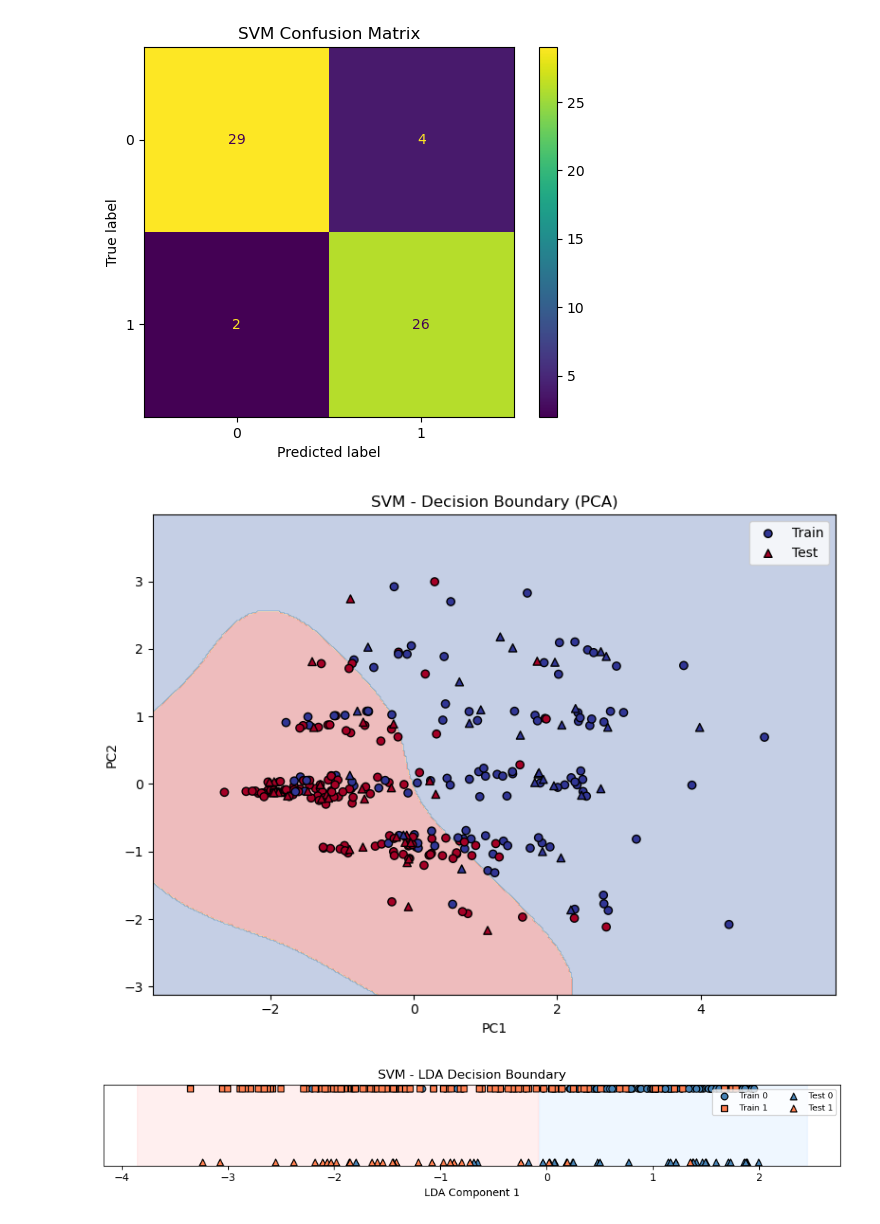
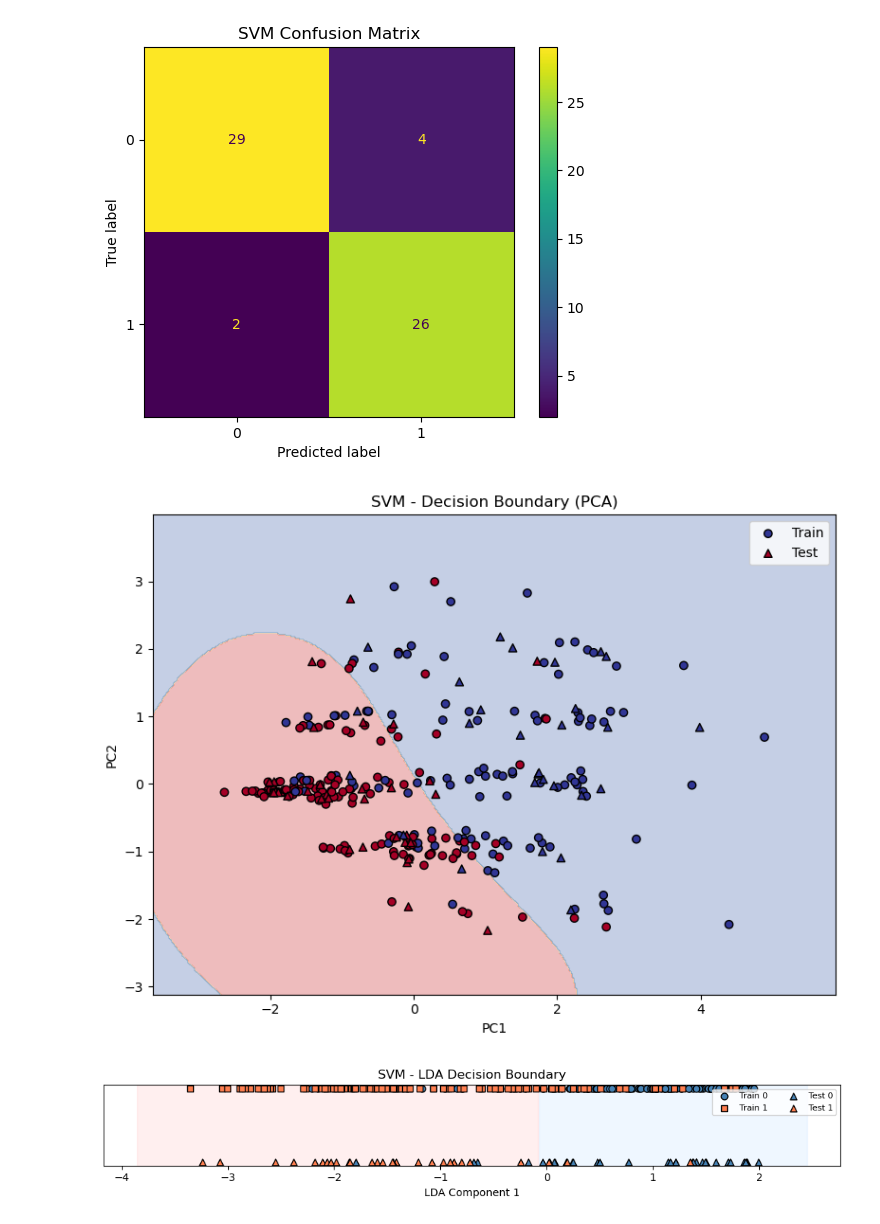
Before and after one commit to KevBoyz/data-science, a Jupyter notebook: Projects/14-heartchains/anl.ipynb, the cells around one changed output. Saved outputs shown, nothing was run; the diff lists cells and outputs as text; code cells hidden in the pictures.

```diff
--- a/Projects/14-heartchains/anl.ipynb
+++ b/Projects/14-heartchains/anl.ipynb
@@ -93,7 +93,7 @@ ct = ColumnTransformer([
 # %%
 from sklearn.decomposition import PCA
 
-pca = PCA(n_components=2)
+pca = PCA(n_components=5)
 X_train_pca = pca.fit_transform(ct.fit_transform(X_train))
 X_test_pca = pca.transform(ct.transform(X_test))
 # %%
@@ -360,31 +401,52 @@ Classification Report:
 weighted avg       0.90      0.90      0.90        61
 [figure]
 # %%
-from sklearn.base import clone
-import matplotlib.pyplot as plt
-import numpy as np
-
 clf_pca = clone(svm_grid.best_estimator_.named_steps['classifier'])
 clf_pca.fit(X_train_pca, y_train)
 
-x_min, x_max = X_train_pca[:, 0].min() - 1, X_train_pca[:, 0].max() + 1
-y_min, y_max = X_train_pca[:, 1].min() - 1, X_train_pca[:, 1].max() + 1
-xx, yy = np.meshgrid(np.arange(x_min, x_max, 0.02),
-                     np.arange(y_min, y_max, 0.02))
+n_pc = X_train_pca.shape[1]
 
-Z = clf_pca.predict(np.c_[xx.ravel(), yy.ravel()])
-Z = Z.reshape(xx.shape)
-
-plt.figure(figsize=(8, 6))
-plt.contourf(xx, yy, Z, alpha=0.3, cmap=plt.cm.RdYlBu)
-plt.scatter(X_train_pca[:, 0], X_train_pca[:, 1], c=y_train, edgecolors='k', cmap=plt.cm.RdYlBu, label='Train')
-plt.scatter(X_test_pca[:, 0], X_test_pca[:, 1], c=y_test, edgecolors='k', cmap=plt.cm.RdYlBu, marker='^', label='Test')
-plt.xlabel('PC1')
-plt.ylabel('PC2')
-plt.title('SVM - Decision Boundary (PCA)')
-plt.legend()
+if n_pc == 1:
+    x_min, x_max = X_train_pca.min() - 0.5, X_train_pca.max() + 0.5
+    x_range = np.linspace(x_min, x_max, 1000).reshape(-1, 1)
+    Z = clf_pca.predict(x_range)
+    fig, ax = plt.subplots(figsize=(10, 2))
+    for label, color in zip([0, 1], ['#cce5ff', '#ffcccc']):
+        mask = Z.ravel() == label
+        ax.axvspan(x_range[mask].min(), x_range[mask].max(), alpha=0.3, color=color)
+    ax.scatter(X_train_pca[y_train == 0], np.zeros_like(X_train_pca[y_train == 0]),
+               c='steelblue', edgecolors='k', s=40, label='Train 0', zorder=5)
+    ax.scatter(X_train_pca[y_train == 1], np.zeros_like(X_train_pca[y_train == 1]),
+               c='coral', edgecolors='k', s=40, label='Train 1', zorder=5, marker='s')
+    ax.scatter(X_test_pca[y_test == 0], np.full_like(X_test_pca[y_test == 0], -0.1),
+               c='steelblue', edgecolors='k', s=40, marker='^', label='Test 0', zorder=5)
+    ax.scatter(X_test_pca[y_test == 1], np.full_like(X_test_pca[y_test == 1], -0.1),
+               c='coral', edgecolors='k', s=40, marker='^', label='Test 1', zorder=5)
+    ax.set_yticks([])
+    ax.set_xlabel('PC1')
+    ax.set_title('SVM - Decision Boundary (PCA 1D)')
+    ax.legend(loc='upper right', fontsize=8, ncol=2)
+else:
+    x_min, x_max = X_train_pca[:, 0].min() - 1, X_train_pca[:, 0].max() + 1
+    y_min, y_max = X_train_pca[:, 1].min() - 1, X_train_pca[:, 1].max() + 1
+    xx, yy = np.meshgrid(np.arange(x_min, x_max, 0.02),
+                         np.arange(y_min, y_max, 0.02))
+    grid_points = np.c_[xx.ravel(), yy.ravel()]
+    if n_pc > 2:
+        pad = np.zeros((grid_points.shape[0], n_pc - 2))
+        grid_points = np.hstack([grid_points, pad])
+    Z = clf_pca.predict(grid_points)
+    Z = Z.reshape(xx.shape)
+    plt.figure(figsize=(8, 6))
+    plt.contourf(xx, yy, Z, alpha=0.3, cmap=plt.cm.RdYlBu)
+    plt.scatter(X_train_pca[:, 0], X_train_pca[:, 1], c=y_train, edgecolors='k', cmap=plt.cm.RdYlBu, label='Train')
+    plt.scatter(X_test_pca[:, 0], X_test_pca[:, 1], c=y_test, edgecolors='k', cmap=plt.cm.RdYlBu, marker='^', label='Test')
+    plt.xlabel('PC1')
+    plt.ylabel('PC2')
+    plt.title('SVM - Decision Boundary (PCA)')
+    plt.legend()
 plt.tight_layout()
 plt.show()
 # %% [output]
-[figure, old version]
+[figure, new version]
 # %%
```
Also changed, not shown: parts of 6 cells of this notebook.
